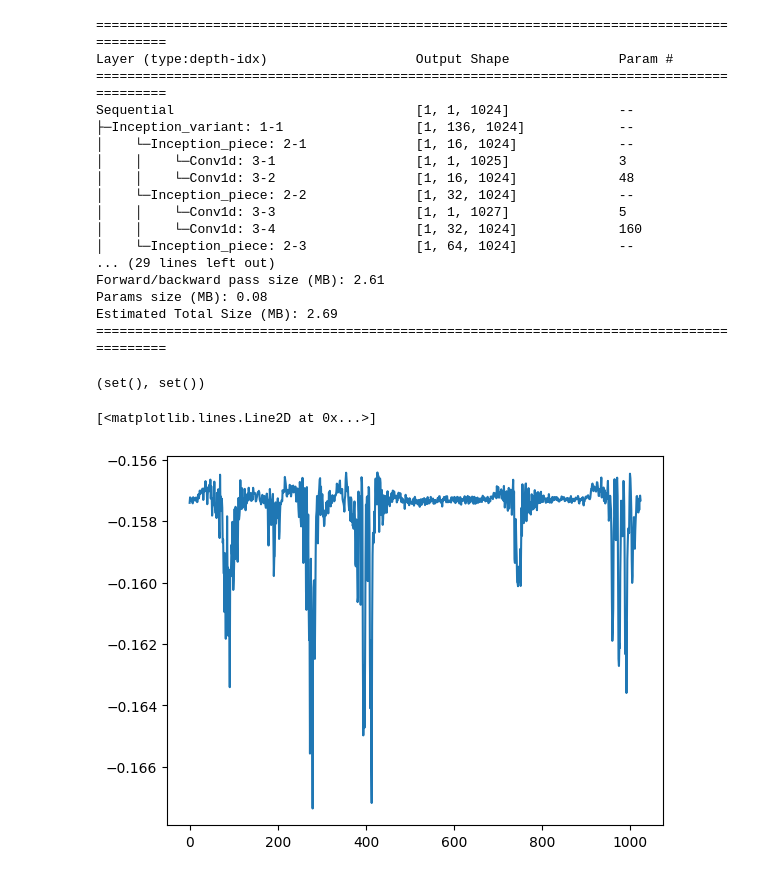
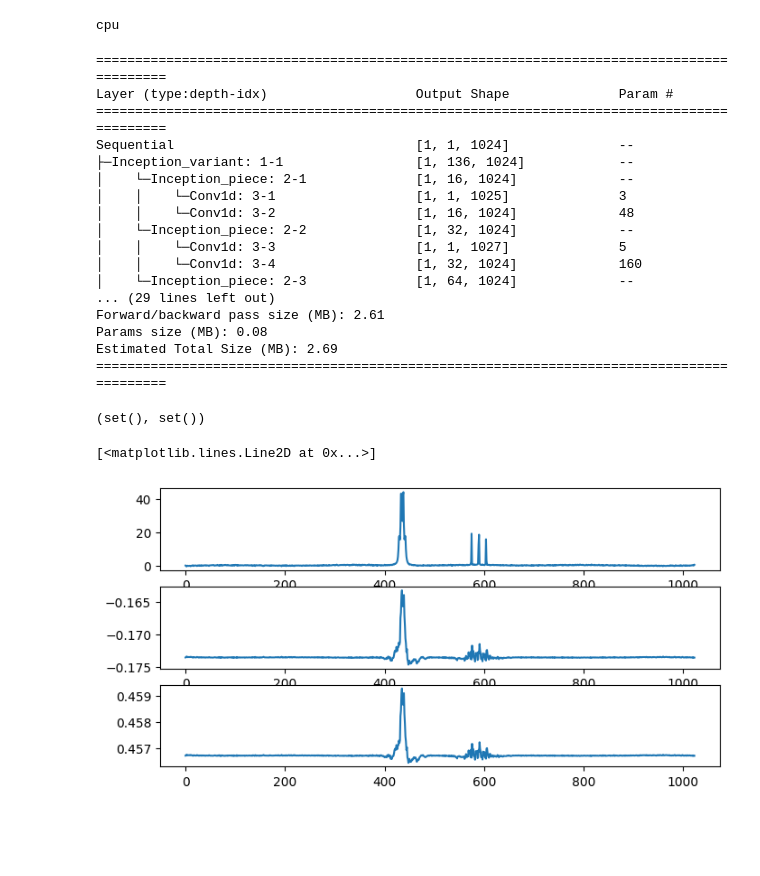
Before and after one commit to SultanOfSauce/NMRDeconvolution, a Jupyter notebook: Notebook.ipynb, the cells around one changed output. Saved outputs shown, nothing was run; the diff lists cells and outputs as text; code cells hidden in the pictures; blank space fills up the shorter version.

```diff
--- a/Notebook.ipynb
+++ b/Notebook.ipynb
@@ -53,22 +49,27 @@ ax.plot(train_set[0][0].T)
 # %%
+device: th.device = th.device(
+    "cuda" if th.cuda.is_available() else "cpu"
+)
+print(device)
 model: th.nn.Module = NMRSeq().to(device)
 summary(model, input_size=(batch_size,1,nmr.nPts))
 # %% [output]
-==========================================================================================
-Layer (type:depth-idx)                   Output Shape              Param #
-==========================================================================================
-Sequential                               [1, 1, 1024]              --
-├─Inception_variant: 1-1                 [1, 136, 1024]            --
-│    └─Inception_piece: 2-1              [1, 16, 1024]             --
-│    │    └─Conv1d: 3-1                  [1, 1, 1025]              3
-│    │    └─Conv1d: 3-2                  [1, 16, 1024]             48
-│    └─Inception_piece: 2-2              [1, 32, 1024]             --
-│    │    └─Conv1d: 3-3                  [1, 1, 1027]              5
-│    │    └─Conv1d: 3-4                  [1, 32, 1024]             160
-│    └─Inception_piece: 2-3              [1, 64, 1024]             --
-... (29 lines left out)
-Forward/backward pass size (MB): 2.61
-Params size (MB): 0.08
-Estimated Total Size (MB): 2.69
-==========================================================================================
+cpu
+==========================================================================================
+Layer (type:depth-idx)                   Output Shape              Param #
+==========================================================================================
+Sequential                               [1, 1, 1024]              --
+├─Inception_variant: 1-1                 [1, 136, 1024]            --
+│    └─Inception_piece: 2-1              [1, 16, 1024]             --
+│    │    └─Conv1d: 3-1                  [1, 1, 1025]              3
+│    │    └─Conv1d: 3-2                  [1, 16, 1024]             48
+│    └─Inception_piece: 2-2              [1, 32, 1024]             --
+│    │    └─Conv1d: 3-3                  [1, 1, 1027]              5
+│    │    └─Conv1d: 3-4                  [1, 32, 1024]             160
+│    └─Inception_piece: 2-3              [1, 64, 1024]             --
+... (29 lines left out)
+Forward/backward pass size (MB): 2.61
+Params size (MB): 0.08
+Estimated Total Size (MB): 2.69
+==========================================================================================
 # %%
@@ -83,16 +79,23 @@ load_model(model, "./modelpars2.safetensors")
 # %% [output]
 (set(), set())
 # %%
-dataiter = train_loader.__iter__()
+dataiter = test_loader.__iter__()
 x_a, y_a = dataiter.__next__()
+QUANTO = 0
+for i in range(QUANTO):
+    x_a, y_a = dataiter.__next__()
 # %%
 x_a, y_a = x_a.to(device), y_a.to(device)
 target = model(x_a)
-k = target.detach().numpy()[0][0]
+k = target.detach().numpy()
+sigk = th.special.expit(target).detach().numpy()
 # %%
-plt.plot(k)
+fig, ax = plt.subplots(3,1,figsize=(8, 4))
+ax[0].plot(x_a[0][0])
+ax[1].plot(k[0][0])
+ax[2].plot(sigk[0][0])
 # %% [output]
 [<matplotlib.lines.Line2D at 0x...>]
-[figure, old version]
+[figure, new version]
 # %%
 train_set[0][1]
```
Also changed, not shown: parts of 6 cells of this notebook, 3 other files.
